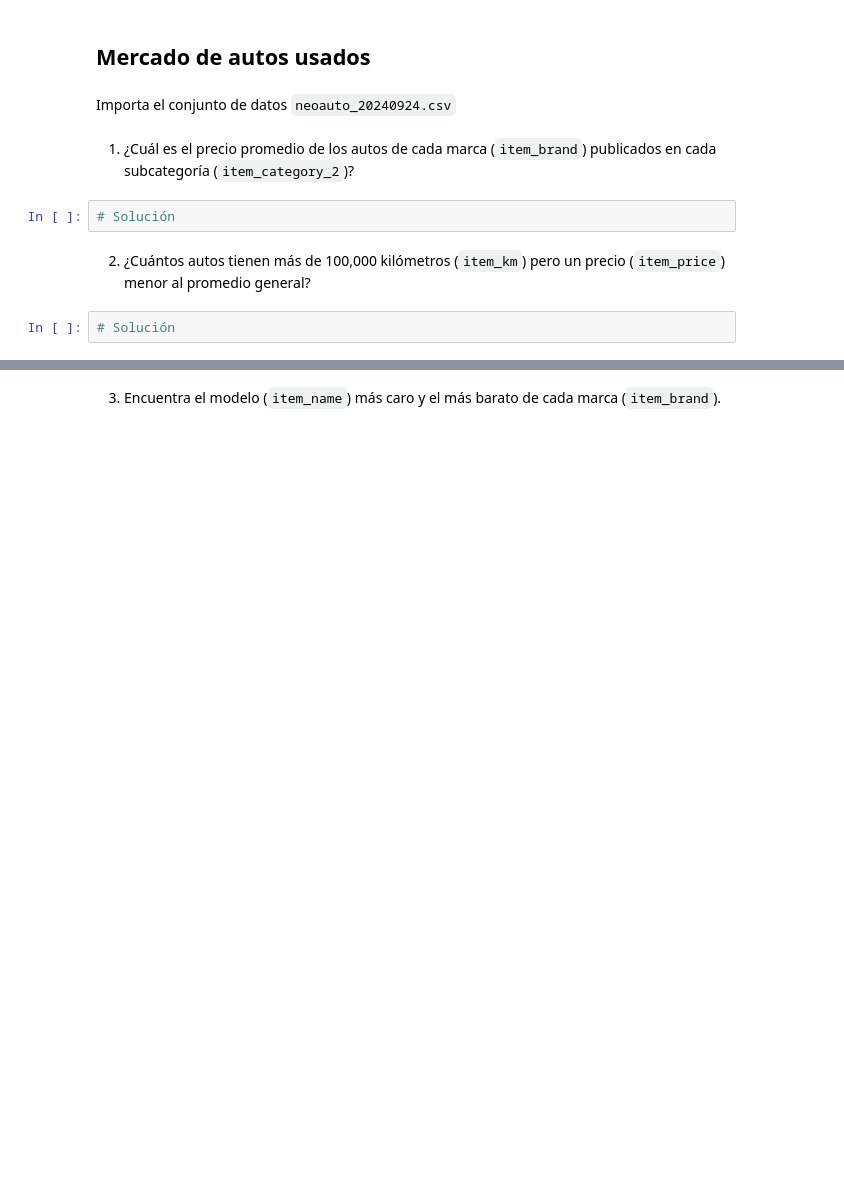
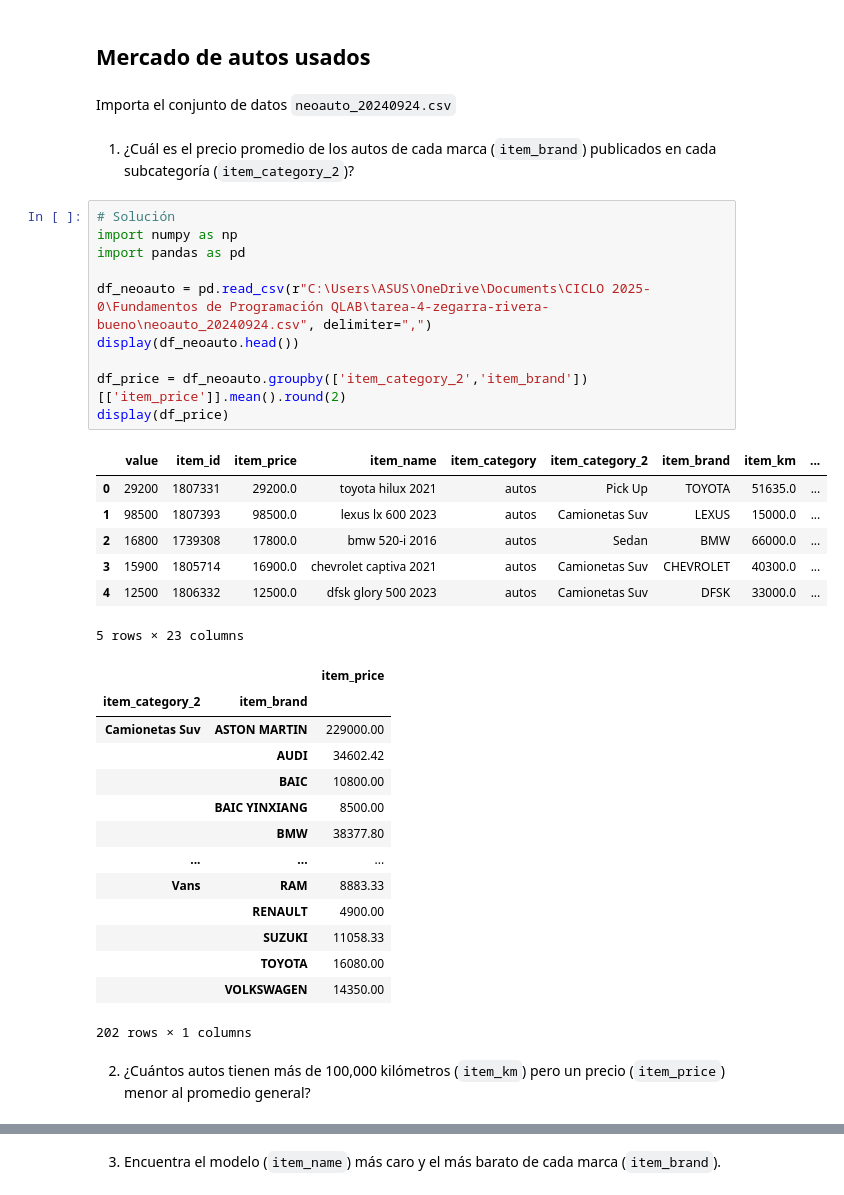
Before and after one commit to qlab-intro-python/tarea-4-zegarra-rivera-bueno, a Jupyter notebook: tarea_4_plantilla.ipynb, the cells around one changed output, grey strips where cells are left out. Saved outputs shown, nothing was run; the diff lists cells and outputs as text; blank space fills up the shorter version.

```diff
--- a/tarea_4_plantilla.ipynb
+++ b/tarea_4_plantilla.ipynb
@@ -18,9 +18,37 @@
 Importa el conjunto de datos `neoauto_20240924.csv`
 # %% [markdown]
 1. ¿Cuál es el precio promedio de los autos de cada marca (`item_brand`) publicados en cada subcategoría (`item_category_2`)?
-# %%
-# Solución
+# %%
+# Solución
+import numpy as np
+import pandas as pd
+
+df_neoauto = pd.read_csv(r"C:\Users\ASUS\OneDrive\Documents\CICLO 2025-0\Fundamentos de Programación QLAB\tarea-4-zegarra-rivera-bueno\neoauto_20240924.csv", delimiter=",")
+display(df_neoauto.head())
+
+df_price = df_neoauto.groupby(['item_category_2','item_brand'])[['item_price']].mean().round(2)
+display(df_price)
+# %% [output]
+|  | value | item_id | item_price | item_name | item_category | item_category_2 | item_brand | item_km | ... |
+| 0 | 29200 | 1807331 | 29200.0 | toyota hilux 2021 | autos | Pick Up | TOYOTA | 51635.0 | ... |
+| 1 | 98500 | 1807393 | 98500.0 | lexus lx 600 2023 | autos | Camionetas Suv | LEXUS | 15000.0 | ... |
+| 2 | 16800 | 1739308 | 17800.0 | bmw 520-i 2016 | autos | Sedan | BMW | 66000.0 | ... |
+| 3 | 15900 | 1805714 | 16900.0 | chevrolet captiva 2021 | autos | Camionetas Suv | CHEVROLET | 40300.0 | ... |
+| 4 | 12500 | 1806332 | 12500.0 | dfsk glory 500 2023 | autos | Camionetas Suv | DFSK | 33000.0 | ... |
+5 rows × 23 columns
+|  |  | item_price |
+| item_category_2 | item_brand |  |
+| Camionetas Suv | ASTON MARTIN | 229000.00 |
+|  | AUDI | 34602.42 |
+|  | BAIC | 10800.00 |
+|  | BAIC YINXIANG | 8500.00 |
+|  | BMW | 38377.80 |
+| ... | ... | ... |
+| Vans | RAM | 8883.33 |
+|  | RENAULT | 4900.00 |
+|  | SUZUKI | 11058.33 |
+|  | TOYOTA | 16080.00 |
+|  | VOLKSWAGEN | 14350.00 |
+202 rows × 1 columns
 # %% [markdown]
 2. ¿Cuántos autos tienen más de 100,000 kilómetros (`item_km`) pero un precio (`item_price`) menor al promedio general?
-# %%
-# Solución
```
Also changed, not shown: parts of 5 cells of this notebook.
